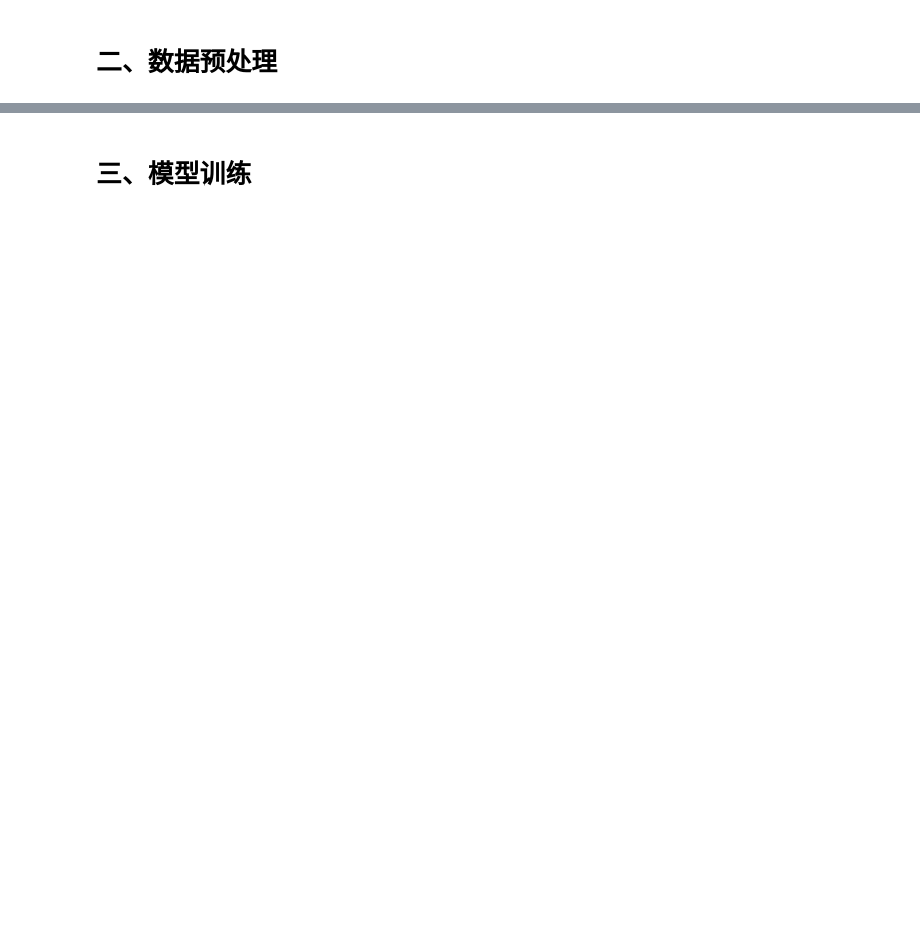
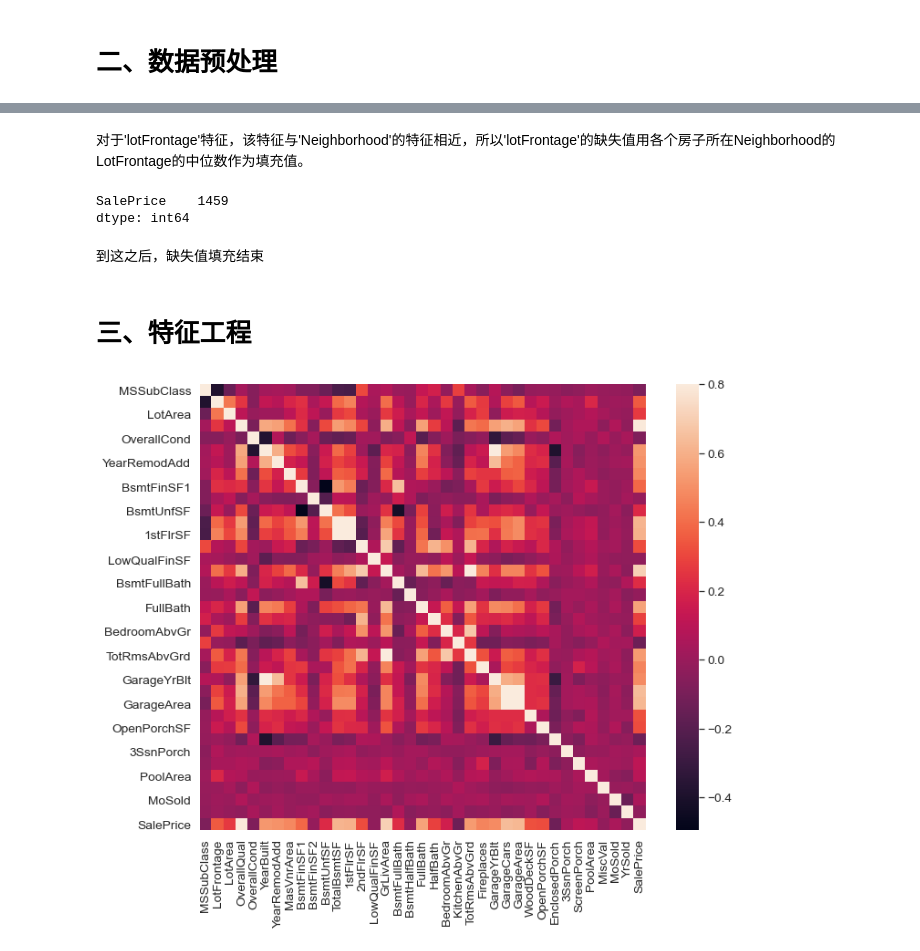
Before and after one commit to god13less/kaggle_competition, a Jupyter notebook: HousePrices_AdvancedRegressionTechniques/version_0.ipynb, the cells around one changed output, grey strips where cells are left out. Cells and saved outputs as stored; diff of their text form; code cells hidden in the pictures; blank space fills up the shorter version.

```diff
--- a/HousePrices_AdvancedRegressionTechniques/version_0.ipynb
+++ b/HousePrices_AdvancedRegressionTechniques/version_0.ipynb
@@ -25,4 +27,8 @@ warnings.filterwarnings('ignore')
 # %%
+# 导入数据集
 path='house-prices-advanced-regression-techniques/'
-train_data=pd.read_csv(path+'train.csv')
-test_data=pd.read_csv(path+'test.csv')
+train_data=pd.read_csv(path+'train.csv',index_col='Id')
+test_data=pd.read_csv(path+'test.csv',index_col='Id')
+# 查看数据集的大小
+print("train_data size is {} ".format(train_data.shape))
+print("test_data size is {} ".format(test_data.shape))
@@ -40,0 +127,2 @@ test_data.head()
+# %% [markdown]
+对于'lotFrontage'特征，该特征与'Neighborhood'的特征相近，所以'lotFrontage'的缺失值用各个房子所在Neighborhood的LotFrontage的中位数作为填充值。
@@ -41,2 +131,18 @@ test_data.head()
+# %%
+aa=all_data.isnull().sum()# 查看缺失值
+aa[aa>0].sort_values(ascending=False) # 对缺失的数量进行降序排序
+# %% [output]
+SalePrice    1459
+dtype: int64
+# %% [markdown]
+到这之后，缺失值填充结束
 # %% [markdown]
-# 三、模型训练
+# 三、特征工程
+# %%
+# 画出相关系数的热力图
+corrmat = train_data.corr()
+f, ax = plt.subplots(figsize=(12, 9))
+sns.heatmap(corrmat, vmax=.8, square=True, ax=ax)  # square参数保证corrmat为非方阵时，图形整体输出仍为正方形
+plt.show()
+# %% [output]
+[figure, added]
```
Also changed, not shown: parts of 27 cells of this notebook, 9 other files.
